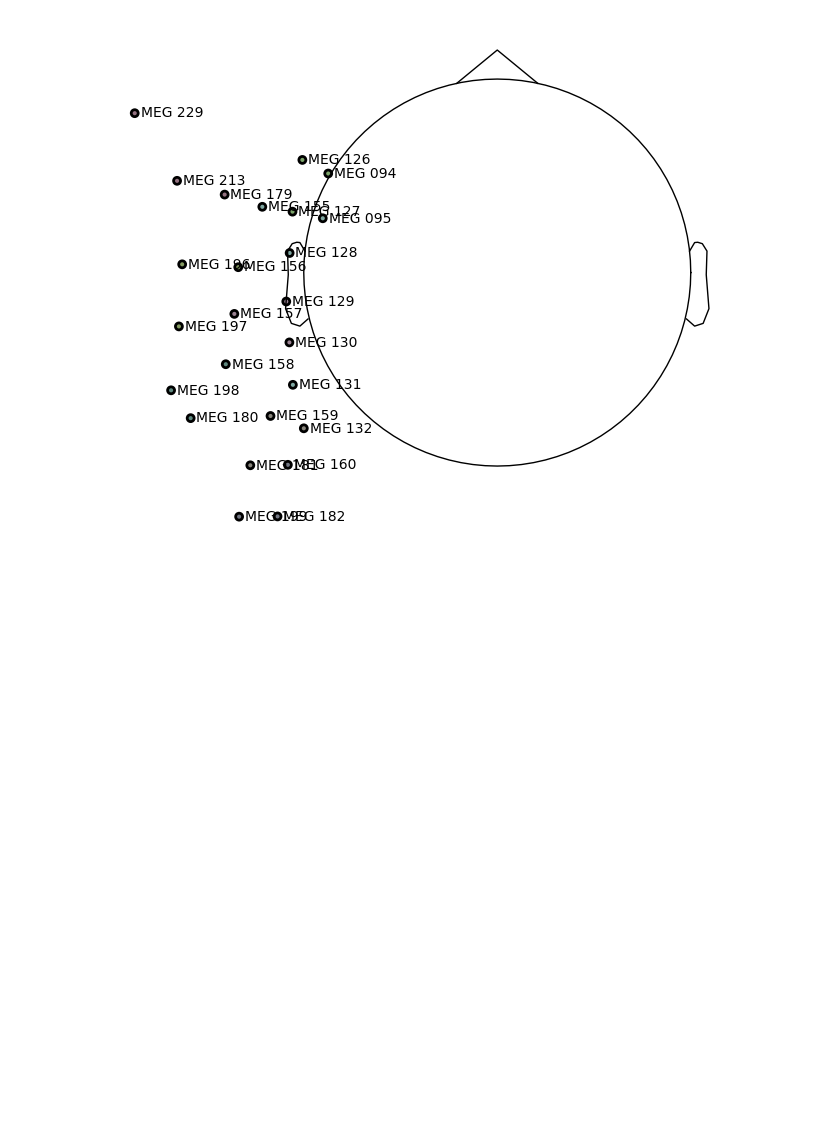
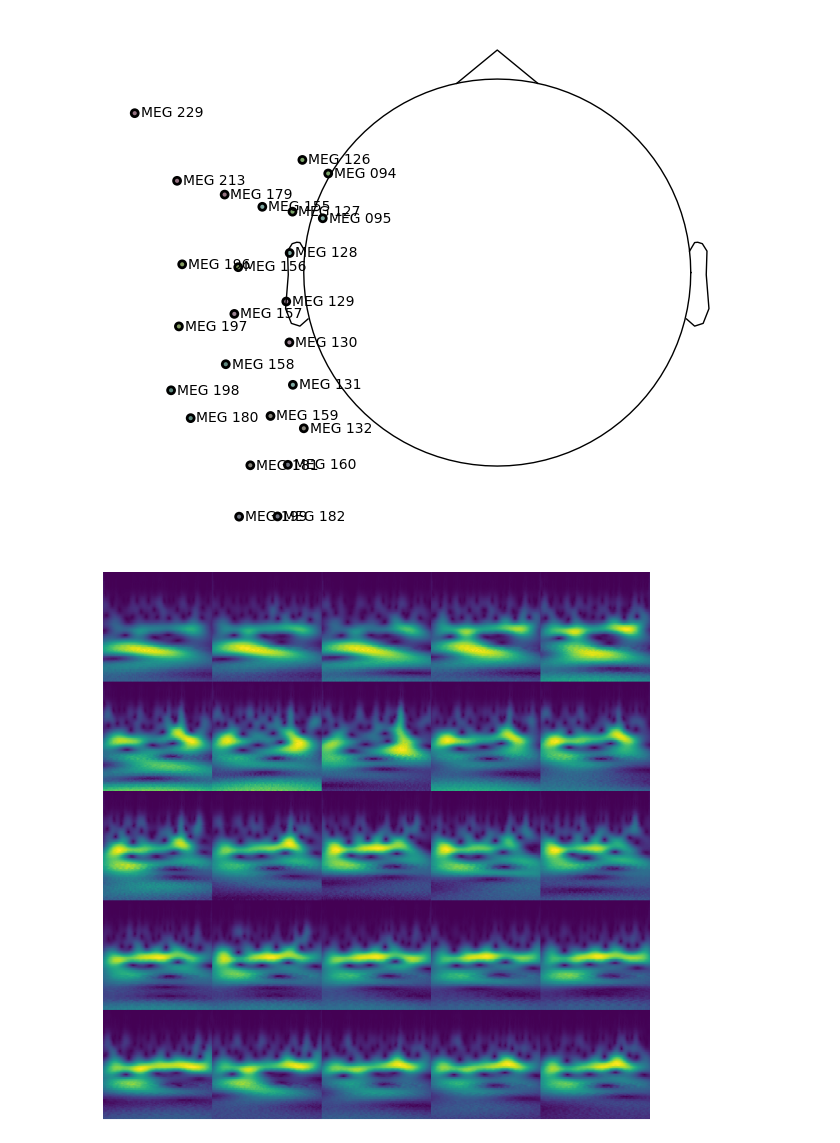
Before and after one commit to CEBangu/MEG-Decoding, a Jupyter notebook: channel_selection.ipynb, the cells around one changed output. Saved outputs shown, nothing was run; the diff lists cells and outputs as text; code cells hidden in the pictures; blank space fills up the shorter version.

Commit message:
curated scalogram

```diff
--- a/channel_selection.ipynb
+++ b/channel_selection.ipynb
@@ -714,3 +714,30 @@ data.data['BCOM_18_2']['re_144'].pick(chosen_channels).plot_sensors(kind='topoma
 # %% [output]
 [figure]
 [figure]
+# %%
+curated_sample = curated_data.data['BCOM_18_2']['re_144'].get_data()
+# %%
+import pywt
+processed_epochs = np.zeros_like(curated_sample)
+fig, axes = plt.subplots(5, 5, figsize=(8, 8))
+for idx in range(curated_sample.shape[1]):
+        r, c = divmod(idx, 5)
+        signal = curated_sample[0, idx, :]
+        processed_epochs[0, idx, :] = scalogram_dereconstruction(signal, wavelet='db4', level=5)
+        coefficients = scalogram_cwt(processed_epochs[0, idx, :], B=1.0, C=1.0, wavelet='cmor', sampling_rate=300, log_samples=100)
+        axes[r, c].pcolormesh(np.abs(coefficients), cmap='viridis')
+        # axes[r, c].set_title(f"Ch {idx}")
+        axes[r, c].set_xticks([])
+        axes[r, c].set_yticks([])
+for ax in axes.flatten():
+    ax.spines['top'].set_visible(False)
+    ax.spines['right'].set_visible(False)
+    ax.spines['left'].set_visible(False)
+    ax.spines['bottom'].set_visible(False)
+
+plt.subplots_adjust(left=0, right=1, bottom=0, top=1, hspace=0, wspace=0)
+fig.patch.set_visible(False)
+# plt.savefig('scalogram.png', dpi=224) #9.1 seconds, dpi and size are 8x torch size
+plt.show()
+# %% [output]
+[figure, added]
```
